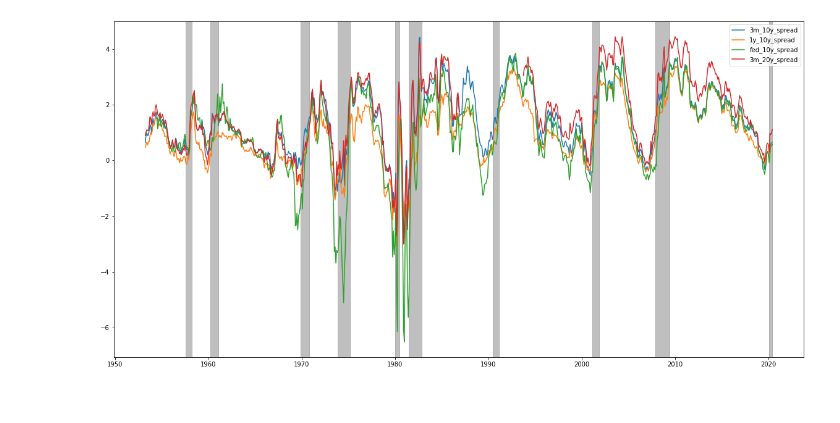
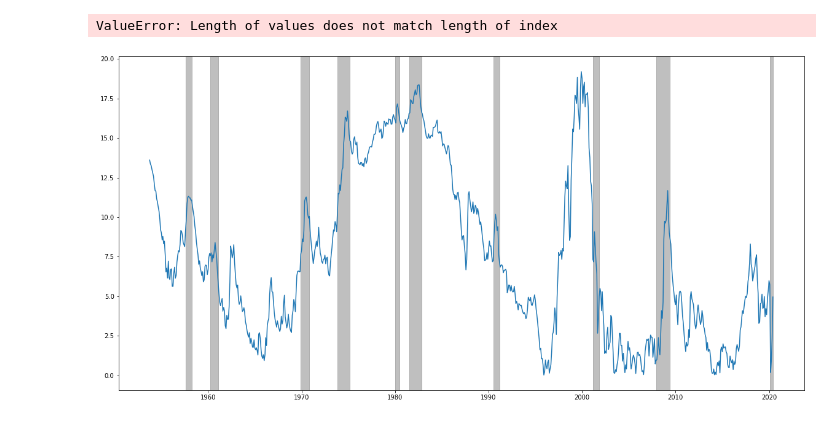
Before and after one commit to somekeys/320proj, a Jupyter notebook: Untitled.ipynb, the cells around one changed output. Saved outputs shown, nothing was run; the diff lists cells and outputs as text; code cells hidden in the pictures.

```diff
--- a/Untitled.ipynb
+++ b/Untitled.ipynb
@@ -7,0 +52,8 @@ from bokeh.plotting import figure, output_file, show
+# %%
+#first row is infact column name
+recess_raw.columns = recess_raw.iloc[1]
+recess_raw = recess_raw.iloc[27:37,2:4].apply(pd.to_datetime)
+recess = recess_raw.reset_index().iloc[:,1:]
+#since we are in the midle of a recession, we need to set the through month manully to the current month
+recess["Trough month"][9]  = pd.to_datetime("2020-06-01")
+recess
@@ -49,9 +194,0 @@ treasury_rate
-# %%
-#get recession period
-
-recess_raw = pd.read_excel("https://www.nber.org/cycles/NBER%20chronology_062020.xlsx")
-recess_raw.columns = recess_raw.iloc[1]
-recess_raw = recess_raw.iloc[27:37,2:4].apply(pd.to_datetime)
-recess = recess_raw.reset_index().iloc[:,1:]
-recess["Trough month"][9]  = treasury_rate['date'].iloc[-1]
-recess
@@ -70,12 +195,31 @@ recess
 # %%
+treasury_rate_x_e['cpi'] = cpi[90:875]['CPIAUCSL'].values
+treasury_rate_x_e
 fig = plt.figure(figsize=(20,10))
-for i in treasury_rate.iloc[ :,-4:] :
-    plt.plot(treasury_rate["date"],treasury_rate[[i]],label=i)
-plt.legend()
+for i in [1,6,12,24]:
+
+    reg_log = linear_model.LogisticRegression()
+    reg_log.fit(treasury_rate_x_e[ ['fed_10y_spread','cpi']].values,recess_y_e[f"{i}m_rec"])
+    pb = reg_log.predict_proba(treasury_rate_x_e[ ['fed_10y_spread','cpi']].values)
+
+    plt.plot(treasury_rate_x_e["date"]+pd.DateOffset(months=i),pd.DataFrame(pb)[1],label=i)
 for _, row in recess.iterrows() :
     fig.axes[0].axvspan(row["Peak month"],row["Trough month"],color='grey',alpha=0.5)
+plt.legend()
 # %% [output]
-[figure, removed]
+ValueError: Length of values does not match length of index
+# %%
+sppe = pd.read_excel("http://www.econ.yale.edu/~shiller/data/ie_data.xls",1)
+sppe = sppe[["Unnamed: 0","Unnamed: 12"]][1000:-1]
+sppe.columns = ["date","cape"]
+sppe["date"] =pd.to_datetime(sppe["date"].apply(str).replace(r"\.1$",".10",regex=True))
+sppe["cape"] = abs(sppe["cape"].apply(pd.to_numeric) -25)
+fig = plt.figure(figsize=(20,10))
+plt.plot(sppe["date"] ,sppe["cape"])
+for _, row in recess.iterrows() :
+     fig.axes[0].axvspan(row["Peak month"],row["Trough month"],color='grey',alpha=0.5)
+# %% [output]
+[figure, added]
 # %%
 #choess fed_10y_spread to predict recession
 treasury_rate_x = treasury_rate[["date","fed_10y_spread"]].dropna().reset_index()
```
Also changed, not shown: parts of 21 cells of this notebook.
